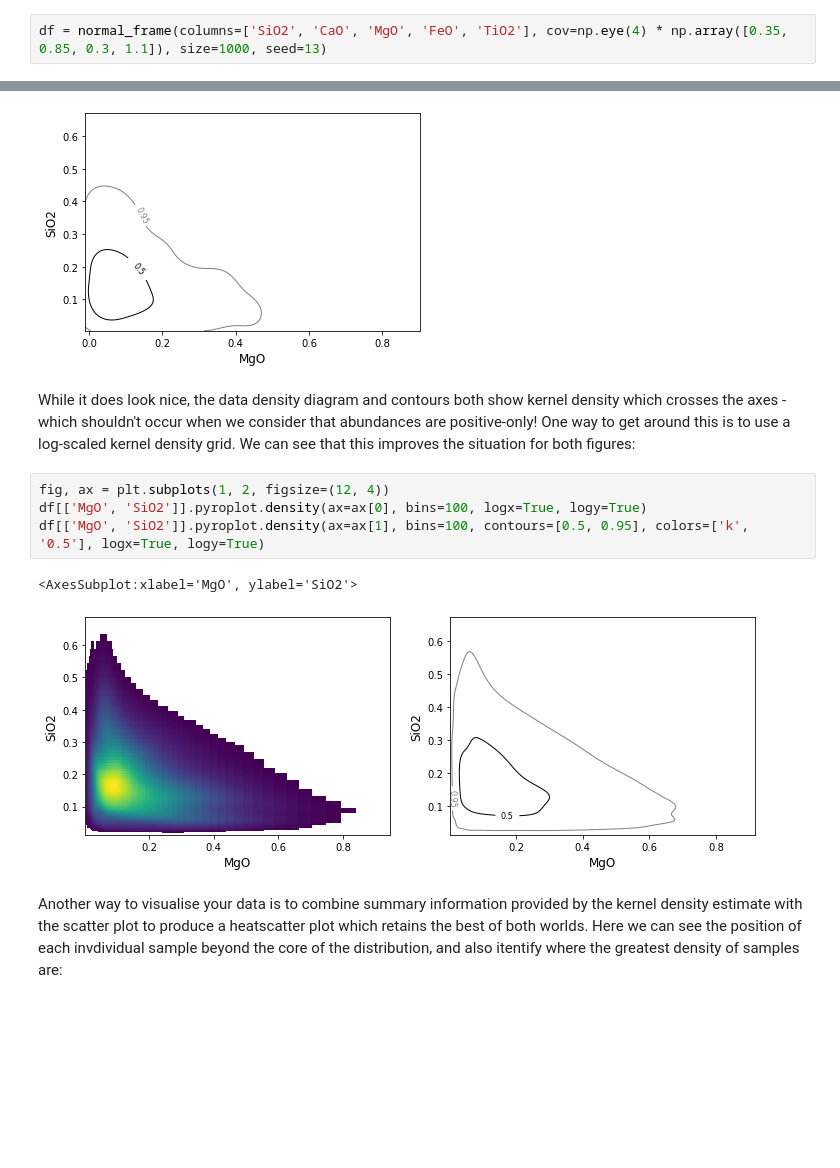
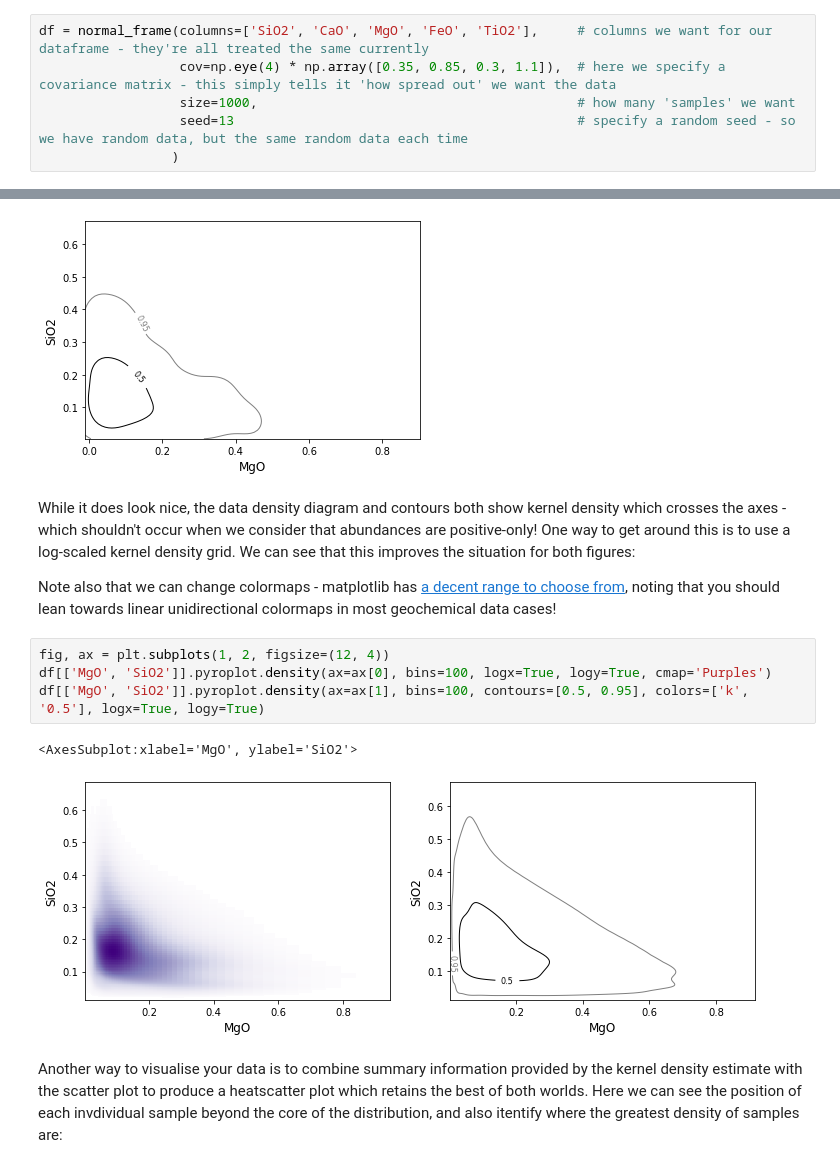
Before and after one commit to morganjwilliams/202103-MQ-pyrolite-workshop, a Jupyter notebook: notebooks/04_simple_vis.ipynb, the cells around one changed output, grey strips where cells are left out. Saved outputs shown, nothing was run; the diff lists cells and outputs as text; blank space fills up the shorter version.

```diff
--- a/notebooks/04_simple_vis.ipynb
+++ b/notebooks/04_simple_vis.ipynb
@@ -12,7 +12,11 @@ import pandas as pd
 import matplotlib.pyplot as plt
 from pyrolite.util.synthetic import normal_frame
 # %%
-df = normal_frame(columns=['SiO2', 'CaO', 'MgO', 'FeO', 'TiO2'], cov=np.eye(4) * np.array([0.35, 0.85, 0.3, 1.1]), size=1000, seed=13)
+df = normal_frame(columns=['SiO2', 'CaO', 'MgO', 'FeO', 'TiO2'],     # columns we want for our dataframe - they're all treated the same currently
+                  cov=np.eye(4) * np.array([0.35, 0.85, 0.3, 1.1]),  # here we specify a covariance matrix - this simply tells it 'how spread out' we want the data
+                  size=1000,                                         # how many 'samples' we want
+                  seed=13                                            # specify a random seed - so we have random data, but the same random data each time
+                 )
 # %% [markdown]
 ---
 ## Bivariate Plotting
@@ -39,13 +43,15 @@ df[['MgO', 'SiO2']].pyroplot.density(bins=100, contours=[0.5, 0.95], colors=['k'
 [figure]
 # %% [markdown]
 While it does look nice, the data density diagram and contours both show kernel density which crosses the axes - which shouldn't occur when we consider that abundances are positive-only! One way to get around this is to use a log-scaled kernel density grid. We can see that this improves the situation for both figures:
+
+Note also that we can change colormaps - matplotlib has [a decent range to choose from](https://matplotlib.org/stable/tutorials/colors/colormaps.html), noting that you should lean towards linear unidirectional colormaps in most geochemical data cases!
 # %%
 fig, ax = plt.subplots(1, 2, figsize=(12, 4))
-df[['MgO', 'SiO2']].pyroplot.density(ax=ax[0], bins=100, logx=True, logy=True)
+df[['MgO', 'SiO2']].pyroplot.density(ax=ax[0], bins=100, logx=True, logy=True, cmap='Purples')
 df[['MgO', 'SiO2']].pyroplot.density(ax=ax[1], bins=100, contours=[0.5, 0.95], colors=['k', '0.5'], logx=True, logy=True)
 # %% [output]
 <AxesSubplot:xlabel='MgO', ylabel='SiO2'>
-[figure, old version]
+[figure, new version]
 # %% [markdown]
 Another way to visualise your data is to combine summary information provided by the kernel density estimate with the scatter plot to produce a heatscatter plot which retains the best of both worlds. Here we can see the position of each invdividual sample beyond the core of the distribution, and also itentify where the greatest density of samples are:
 # %%
```
Also changed, not shown: parts of 1 cell of this notebook.
